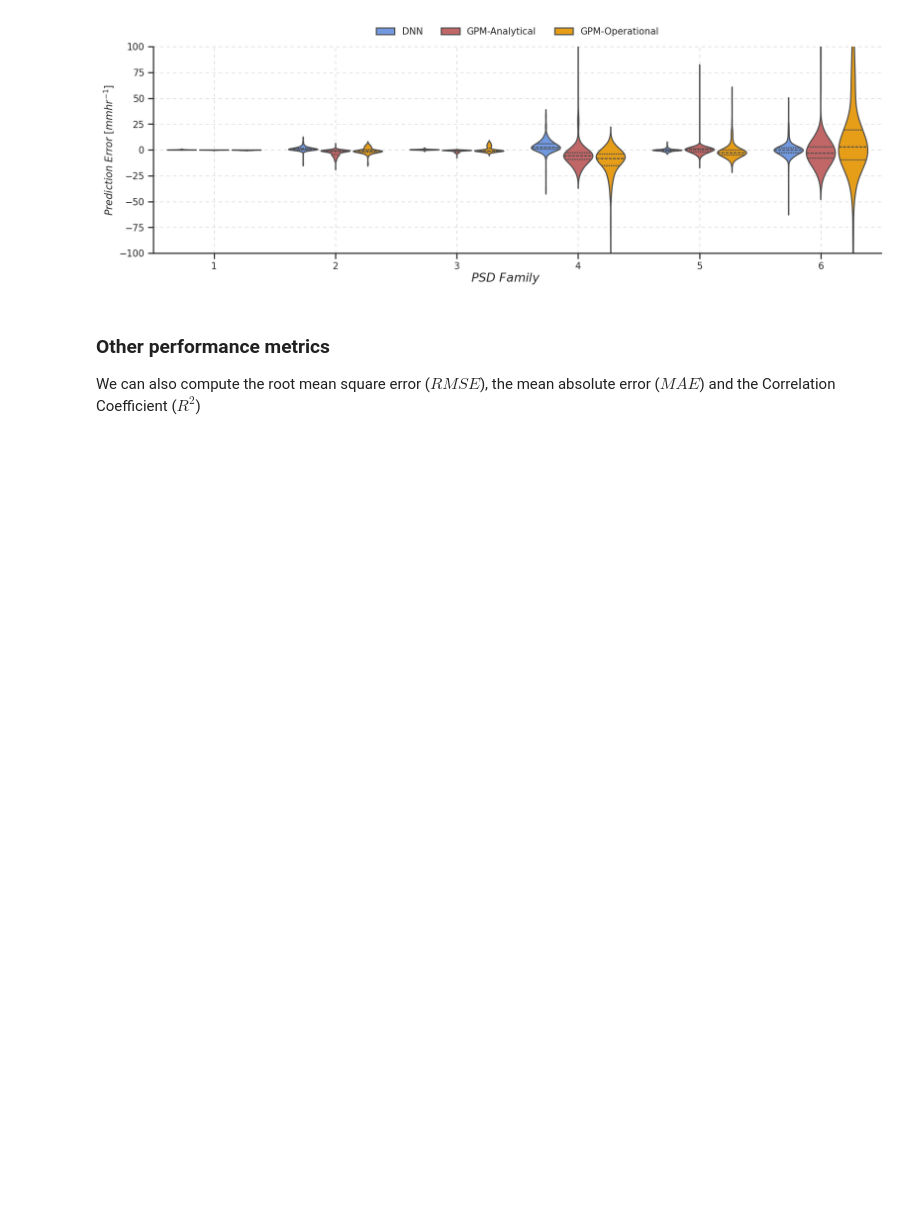
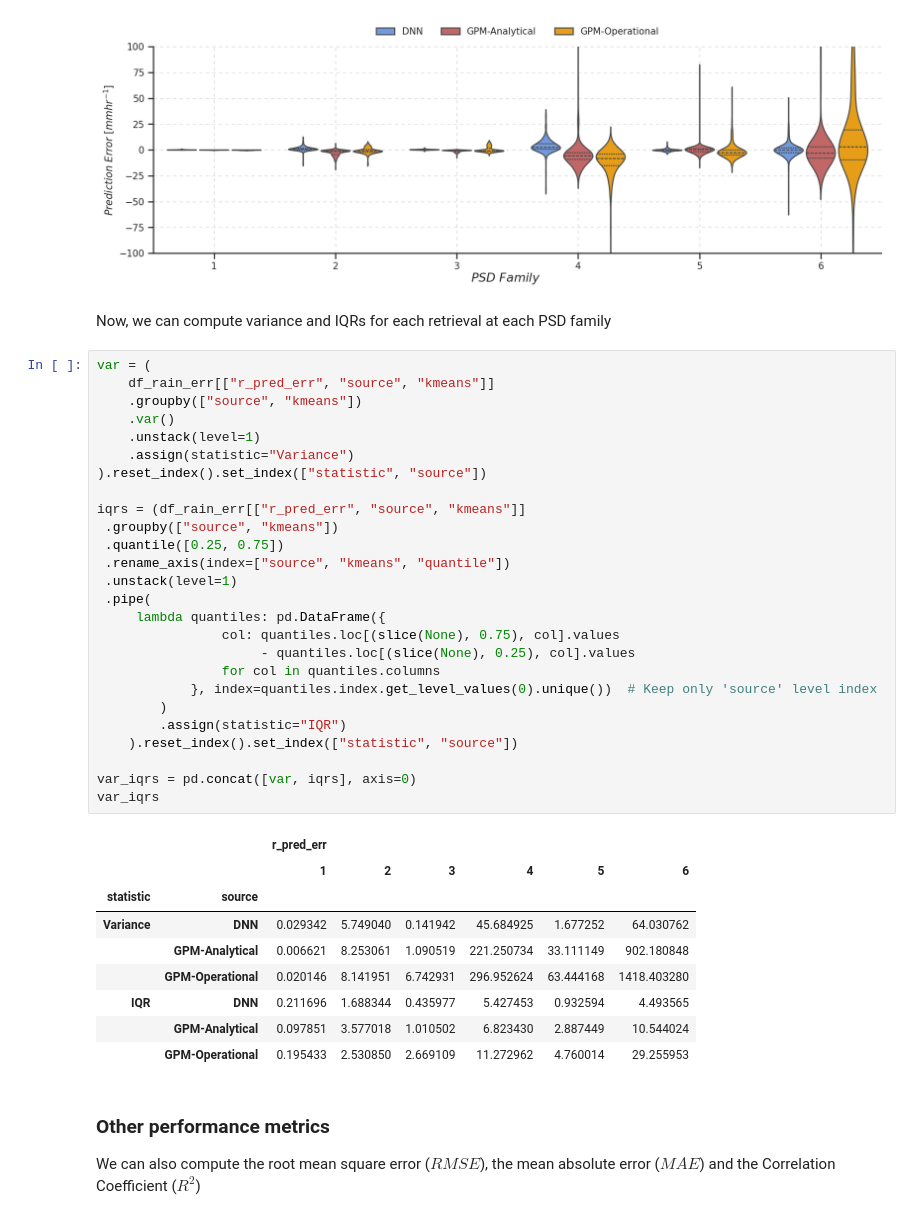
Before and after one commit to aladinor/Ladino_et_al_2025_DNN_PSD_retrieval, a Jupyter notebook: notebooks/4.Rain_retrieval.ipynb, the cells around one changed output. Drawn from its saved outputs; the diff is of its cells as text; blank space fills up the shorter version.

```diff
--- a/notebooks/4.Rain_retrieval.ipynb
+++ b/notebooks/4.Rain_retrieval.ipynb
@@ -493,6 +493,44 @@ sns.move_legend(ax, "lower center", bbox_to_anchor=(.5, 1.01), ncol=3, title=Non
 plt.savefig('../images/violin_rain_parm.svg',  bbox_inches='tight')
 # %% [output]
 [figure]
+# %% [markdown]
+Now, we can compute variance and IQRs for each retrieval at each PSD family
+# %%
+var = (
+    df_rain_err[["r_pred_err", "source", "kmeans"]]
+    .groupby(["source", "kmeans"])
+    .var()
+    .unstack(level=1)
+    .assign(statistic="Variance")
+).reset_index().set_index(["statistic", "source"])
+
+iqrs = (df_rain_err[["r_pred_err", "source", "kmeans"]]
+ .groupby(["source", "kmeans"])
+ .quantile([0.25, 0.75])
+ .rename_axis(index=["source", "kmeans", "quantile"])
+ .unstack(level=1)
+ .pipe(
+     lambda quantiles: pd.DataFrame({
+                col: quantiles.loc[(slice(None), 0.75), col].values
+                     - quantiles.loc[(slice(None), 0.25), col].values
+                for col in quantiles.columns
+            }, index=quantiles.index.get_level_values(0).unique())  # Keep only 'source' level index
+        )
+        .assign(statistic="IQR")
+    ).reset_index().set_index(["statistic", "source"])
+
+var_iqrs = pd.concat([var, iqrs], axis=0)
+var_iqrs
+# %% [output]
+|  |  | r_pred_err |  |  |  |  |  |
+|  |  | 1 | 2 | 3 | 4 | 5 | 6 |
+| statistic | source |  |  |  |  |  |  |
+| Variance | DNN | 0.029342 | 5.749040 | 0.141942 | 45.684925 | 1.677252 | 64.030762 |
+|  | GPM-Analytical | 0.006621 | 8.253061 | 1.090519 | 221.250734 | 33.111149 | 902.180848 |
+|  | GPM-Operational | 0.020146 | 8.141951 | 6.742931 | 296.952624 | 63.444168 | 1418.403280 |
+| IQR | DNN | 0.211696 | 1.688344 | 0.435977 | 5.427453 | 0.932594 | 4.493565 |
+|  | GPM-Analytical | 0.097851 | 3.577018 | 1.010502 | 6.823430 | 2.887449 | 10.544024 |
+|  | GPM-Operational | 0.195433 | 2.530850 | 2.669109 | 11.272962 | 4.760014 | 29.255953 |
 # %% [markdown]
 ### Other performance metrics
 We can also compute the root mean square error ($RMSE$), the mean absolute error ($MAE$) and the Correlation Coefficient ($R^2$)
```
Also changed, not shown: parts of 2 cells of this notebook, 1 other file.
